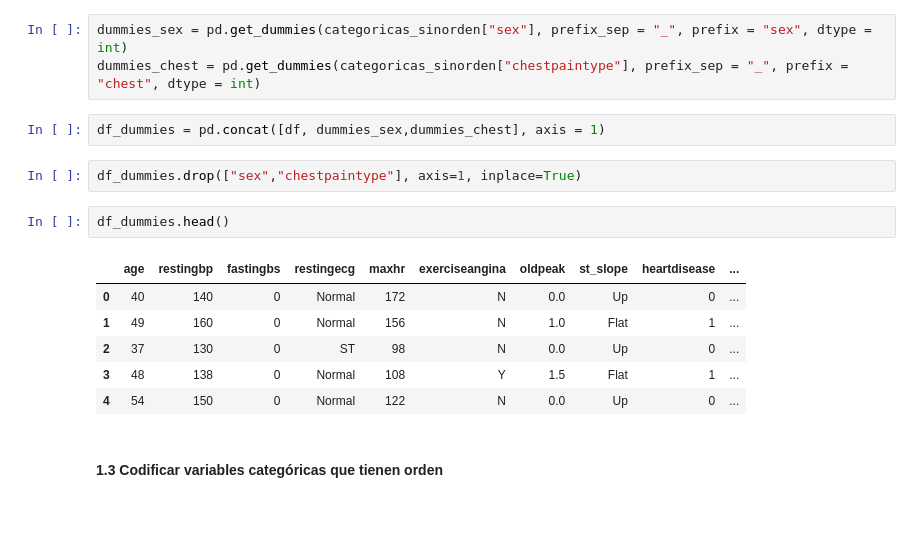
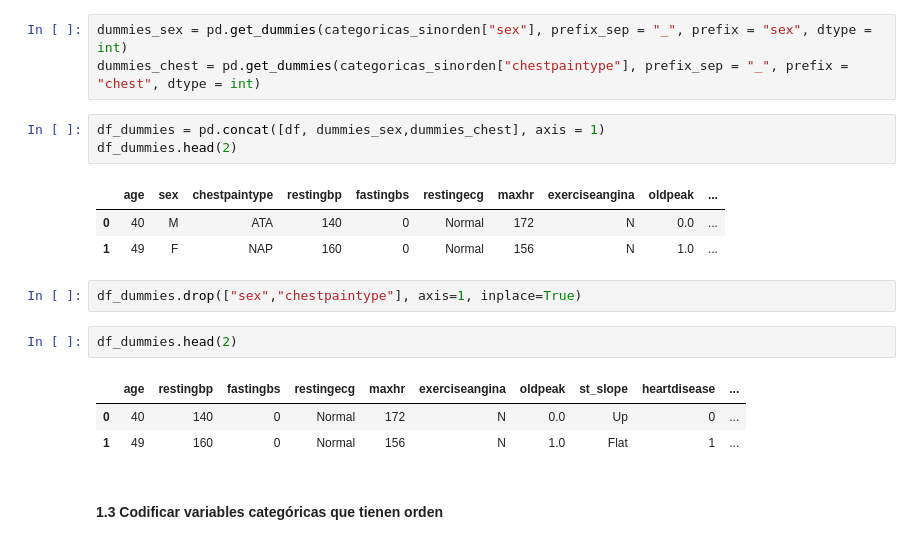
Before and after one commit to Adalab/DA-promo-c-modulo-3-sprint-1-Ximena-Anahi, a Jupyter notebook: 2.Regresion Logistica/2.pp-rl-preprocesado.ipynb, the cells around one changed output. Saved outputs shown, nothing was run; the diff lists cells and outputs as text; blank space fills up the shorter version.

```diff
--- a/2.Regresion Logistica/2.pp-rl-preprocesado.ipynb
+++ b/2.Regresion Logistica/2.pp-rl-preprocesado.ipynb
@@ -135,17 +135,19 @@ dummies_sex = pd.get_dummies(categoricas_sinorden["sex"], prefix_sep = "_", pref
 dummies_chest = pd.get_dummies(categoricas_sinorden["chestpaintype"], prefix_sep = "_", prefix = "chest", dtype = int)
 # %%
 df_dummies = pd.concat([df, dummies_sex,dummies_chest], axis = 1)
+df_dummies.head(2)
+# %% [output]
+|  | age | sex | chestpaintype | restingbp | fastingbs | restingecg | maxhr | exerciseangina | oldpeak | ... |
+| 0 | 40 | M | ATA | 140 | 0 | Normal | 172 | N | 0.0 | ... |
+| 1 | 49 | F | NAP | 160 | 0 | Normal | 156 | N | 1.0 | ... |
 # %%
 df_dummies.drop(["sex","chestpaintype"], axis=1, inplace=True)
 # %%
-df_dummies.head()
+df_dummies.head(2)
 # %% [output]
 |  | age | restingbp | fastingbs | restingecg | maxhr | exerciseangina | oldpeak | st_slope | heartdisease | ... |
 | 0 | 40 | 140 | 0 | Normal | 172 | N | 0.0 | Up | 0 | ... |
 | 1 | 49 | 160 | 0 | Normal | 156 | N | 1.0 | Flat | 1 | ... |
-| 2 | 37 | 130 | 0 | ST | 98 | N | 0.0 | Up | 0 | ... |
-| 3 | 48 | 138 | 0 | Normal | 108 | Y | 1.5 | Flat | 1 | ... |
-| 4 | 54 | 150 | 0 | Normal | 122 | N | 0.0 | Up | 0 | ... |
 # %% [markdown]
 #### 1.3 Codificar variables categóricas  que tienen orden
 # %%
```
Also changed, not shown: parts of 36 cells of this notebook, 1 other file.
